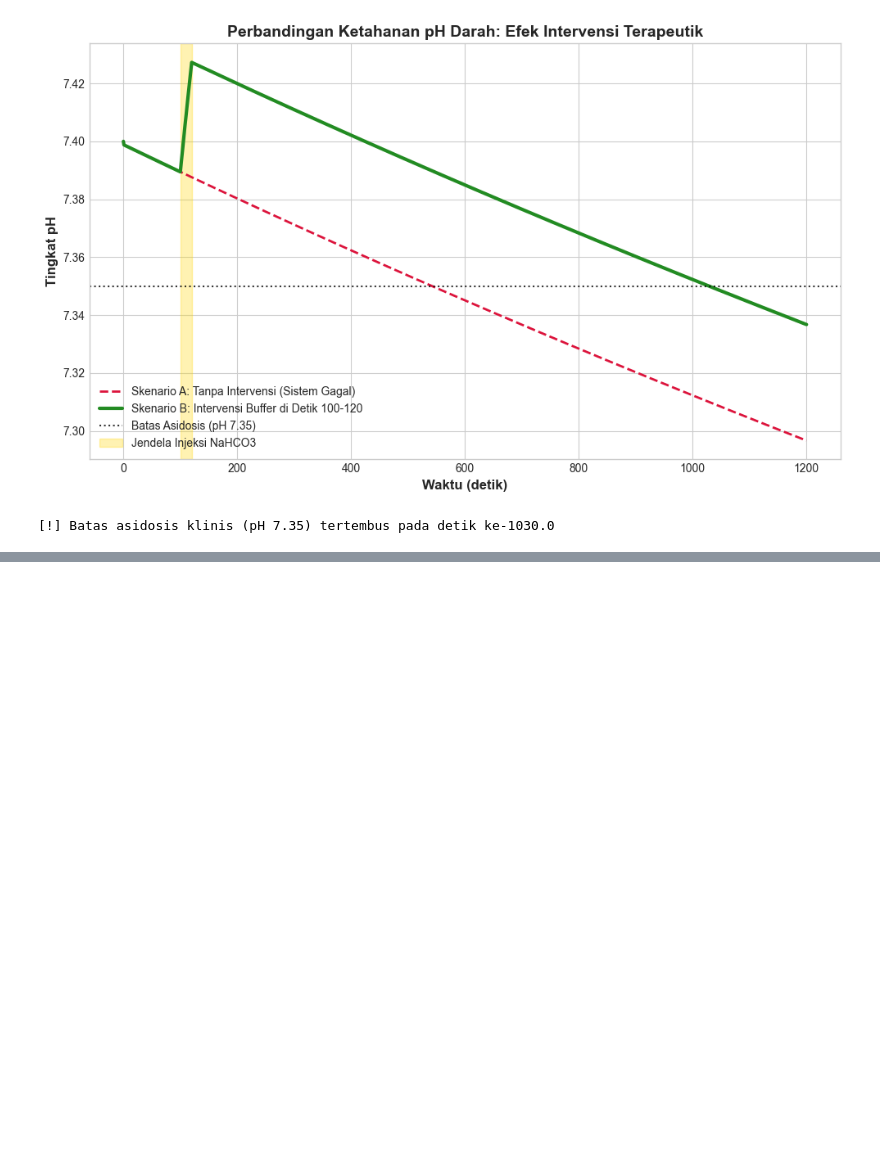
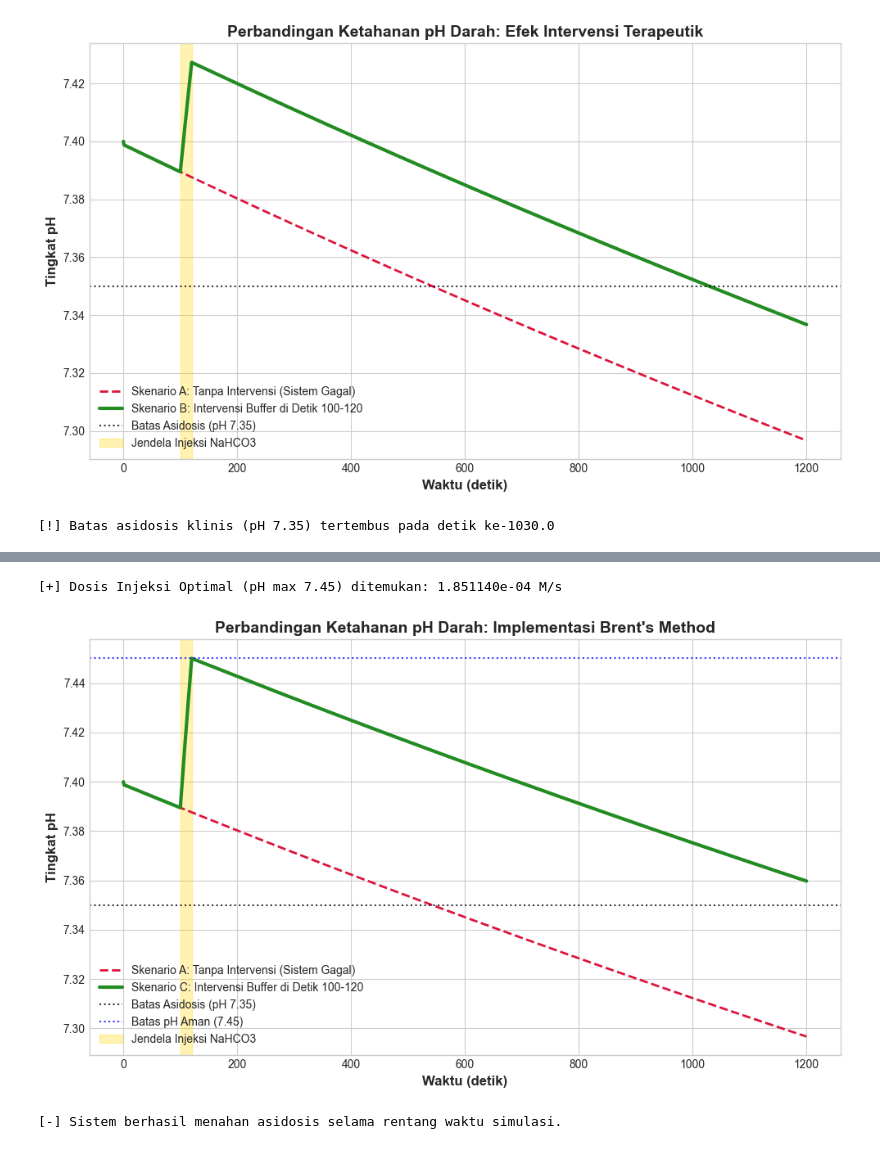
Before and after one commit to rafenmaxxx/Tubes-KDS, a Jupyter notebook: simulasi.ipynb, the cells around one changed output, grey strips where cells are left out. Drawn from its saved outputs; the diff is of its cells as text; code cells hidden in the pictures; blank space fills up the shorter version.

Commit message:
feat: add brent's method

```diff
--- a/simulasi.ipynb
+++ b/simulasi.ipynb
@@ -176,0 +217,74 @@ else:
+# %%
+def evaluasi_puncak_pH(v_injeksi_uji, y0, t, kf, kr, v_asam, t0, t1, target_pH=7.45):
+    # implementasi Brent's Method
+
+    sol = odeint(kinetika_sistem, y0, t,
+                 args=(kf, kr, v_asam, t0, t1, v_injeksi_uji), hmax=1.0)
+
+    H = sol[:, 0]
+    pH = -np.log10(np.clip(H, 1e-14, None))
+
+    # target pencarian: selisih antara puncak pH dan batas aman (7.45) harus 0
+    return np.max(pH) - target_pH
+
+def dosis_injeksi_optimal(y0, t, kf, kr, v_asam, t0, t1):
+    # implementasi root finding algorithm dari SciPy
+
+    hasil_pencarian = root_scalar(
+        evaluasi_puncak_pH,
+        args=(y0, t, kf, kr, v_asam, t0, t1, 7.45),
+        bracket=[0.0, 1e-3],
+        method='brentq'
+    )
+
+    if hasil_pencarian.converged:
+        return hasil_pencarian.root
+    else:
+        raise ValueError("[-] Algoritma gagal menemukan konvergensi dosis yang aman.")
+
+
+dosis_aman_maksimal = dosis_injeksi_optimal(y0, t, kf, kr, v_asam, t0_injeksi, t1_injeksi)
+print(f"[+] Dosis Injeksi Optimal (pH max 7.45) ditemukan: {dosis_aman_maksimal:.6e} M/s")
+
+
+solusi_4 = odeint(kinetika_sistem, y0, t, args=(kf, kr, v_asam, t0_injeksi, t1_injeksi, dosis_aman_maksimal), hmax=1.0)
+
+H_hasil_4 = solusi_4[:, 0]
+HCO3_hasil_4 = solusi_4[:, 1] * 1000  # Konversi ke mM
+pH_hasil_4 = -np.log10(H_hasil_4)
+
+plt.figure(figsize=(10, 6))
+plt.plot(t, pH_hasil_1, color='crimson', linewidth=2, linestyle='--',
+         label='Skenario A: Tanpa Intervensi (Sistem Gagal)')
+plt.plot(t, pH_hasil_4, color='forestgreen', linewidth=3,
+         label='Skenario C: Intervensi Buffer di Detik 100-120')
+plt.axhline(y=7.35, color='black', linestyle=':', alpha=0.8, label='Batas Asidosis (pH 7.35)')
+plt.axhline(y=7.45, color='blue', linestyle=':', alpha=0.8, label='Batas pH Aman (7.45)')
+
+# area intervensi
+plt.axvspan(100, 120, color='gold', alpha=0.3, label='Jendela Injeksi NaHCO3')
+
+plt.title('Perbandingan Ketahanan pH Darah: Implementasi Brent\'s Method', fontsize=14, fontweight='bold')
+plt.xlabel('Waktu (detik)', fontsize=12, fontweight='bold')
+plt.ylabel('Tingkat pH', fontsize=12, fontweight='bold')
+plt.legend(loc='lower left')
+
+plt.tight_layout()
+plt.savefig('assets/simulasi-optimasi-intervensi.png', dpi=300)
+plt.show()
+
+idx_asidosis_4 = np.argmax(pH_hasil_4 < 7.35)
+waktu_asidosis_4 = t[idx_asidosis_4]
+
+idx_bahaya_4 = np.argmax(pH_hasil_4 > 7.45)
+waktu_bahaya_4 = t[idx_bahaya_4]
+
+if idx_asidosis_4 > 0 and idx_bahaya_4 > 0:
+    print(f"[!] Batas asidosis klinis (pH 7.35) tertembus pada detik ke-{waktu_asidosis_4:.1f}")
+    print(f"[!] Batas bahaya (pH 7.45) tertembus pada detik ke-{waktu_bahaya_4:.1f}")
+else:
+    print("[-] Sistem berhasil menahan asidosis selama rentang waktu simulasi.")
+# %% [output]
+[+] Dosis Injeksi Optimal (pH max 7.45) ditemukan: 1.851140e-04 M/s
+[figure, added]
+[-] Sistem berhasil menahan asidosis selama rentang waktu simulasi.
```
Also changed, not shown: parts of 2 cells of this notebook, 6 other files.
